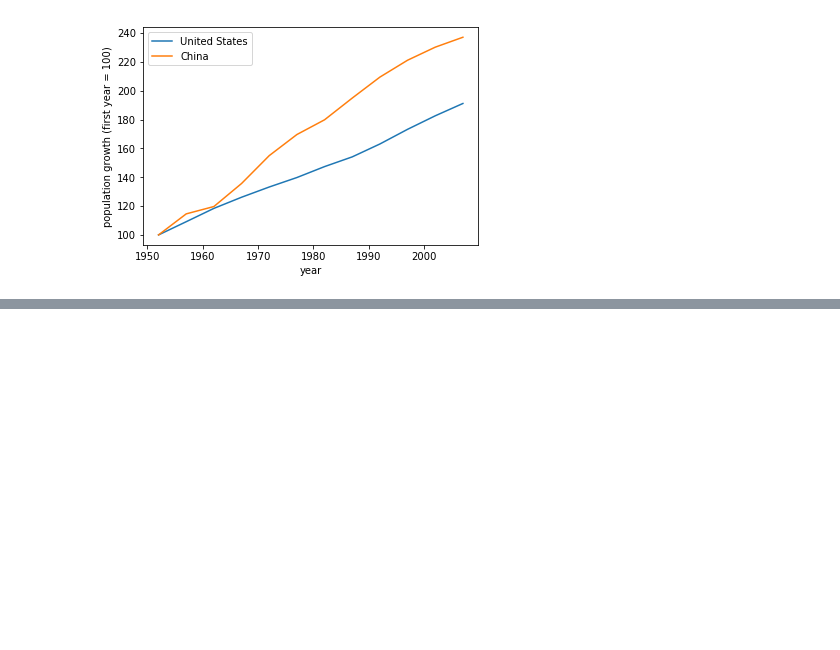
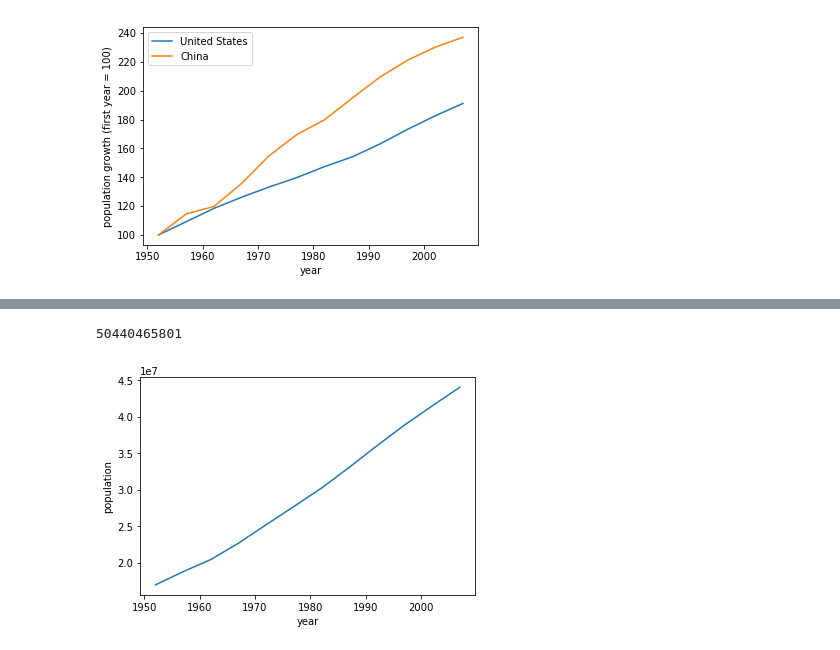
Before and after one commit to shengpeng319/PYTHONSTUDY_DATASET, a Jupyter notebook: data+visualization+with+python.ipynb, the cells around one changed output, grey strips where cells are left out. Drawn from its saved outputs; the diff is of its cells as text; code cells hidden in the pictures; blank space fills up the shorter version.

```diff
--- a/data+visualization+with+python.ipynb
+++ b/data+visualization+with+python.ipynb
@@ -155,0 +190,4 @@ plt.show()
+# %%
+data = data.sort_values(['year','population'], ascending=[0,1])
+data = data.reset_index(drop=True)
+data.head(5)
@@ -155,0 +201,2 @@ plt.show()
+# %%
+data['newPopulation'] = data['population'] * 1.15
@@ -155,0 +214,2 @@ plt.show()
+# %%
+data = data.drop(columns='newPopulation')
@@ -155,0 +225,16 @@ plt.show()
+# %%
+#total population
+data.loc[:,'population'].sum(axis=0)
+data.iloc[:,2].sum(axis=0)
+# %% [output]
+50440465801
+# %%
+#group by, average population by year
+avepop = data.sort_values('year', ascending=0).groupby('year').mean()
+
+plt.plot(avepop.loc[:,'population'])
+plt.xlabel('year')
+plt.ylabel('population')
+plt.show()
+# %% [output]
+[figure, added]
```
Also changed, not shown: parts of 10 cells of this notebook, 4 other files.
